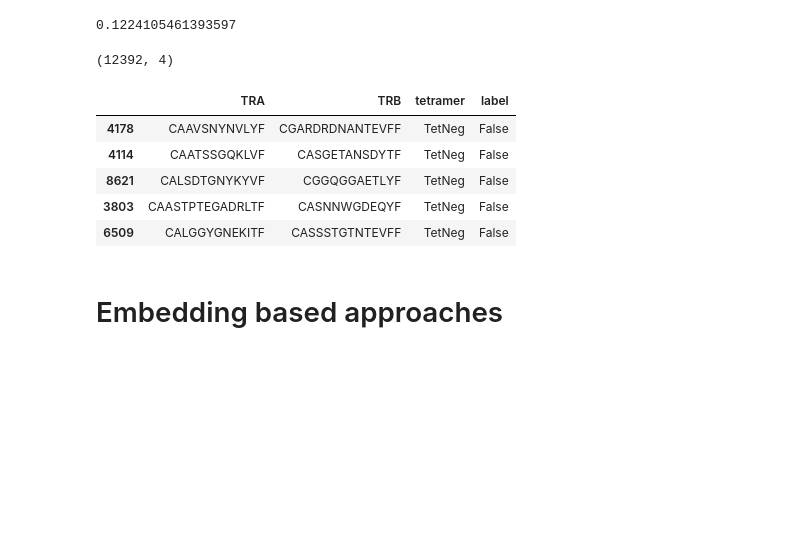
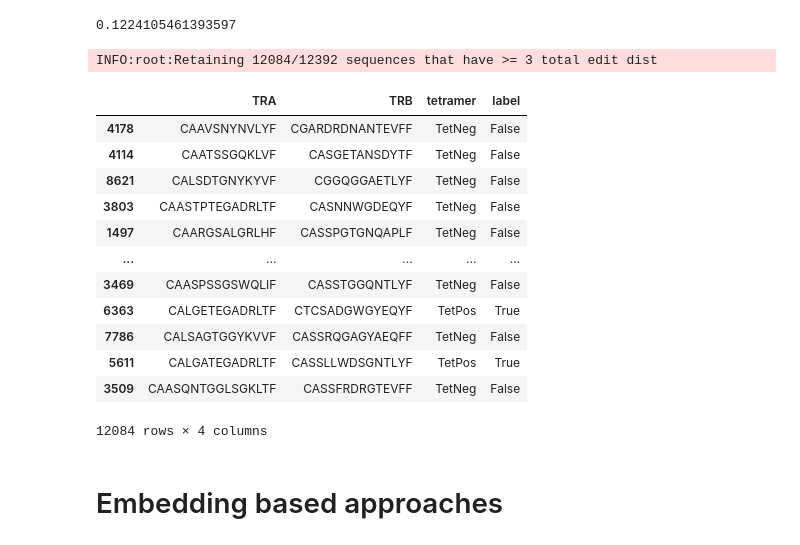
Before and after one commit to wukevin/tcr-bert, a Jupyter notebook: jupyter/lcmv_test_set_comparison.ipynb, the cells around one changed output. Cells and saved outputs as stored; diff of their text form; code cells hidden in the pictures; blank space fills up the shorter version.

```diff
--- a/jupyter/lcmv_test_set_comparison.ipynb
+++ b/jupyter/lcmv_test_set_comparison.ipynb
@@ -98,33 +98,41 @@ np.mean(lcmv_test_labels)
 0.1224105461393597
 # %%
 # Define the training set and remove elements too similar to test set
+importlib.reload(dl)
 
-def remove_similar_train_df(train_df, test_df, min_dist:int=2) -> pd.DataFrame:
+def remove_similar_train_df(train_df, test_df, min_dist:int = 3) -> pd.DataFrame:
     """
     Return a deduped version of the training df based on edit distance to any sequence
     pair in the test df
     """
-    train_a_dists = dl.min_dist_train_test_seqs(train_df['TRA'], test_df['TRA'])
-    train_b_dists = dl.min_dist_train_test_seqs(train_df['TRB'], test_df['TRB'])
-    accept_idx = np.where((train_a_dists + train_b_dists) >= min_dist)
+    dists = dl.min_dist_train_test_pairs(
+        list(zip(train_df['TRA'], train_df['TRB'])),
+        list(zip(test_df['TRA'], test_df['TRB'])),
+    )
+    accept_idx = np.where(dists >= min_dist)[0]
+    logging.info(f"Retaining {len(accept_idx)}/{len(train_df)} sequences that have >= {min_dist} total edit dist")
     return train_df.iloc[accept_idx]
 
 
 lcmv_train = dl.split_arr(lcmv_dedup, 'train')
 if FILT_EDIT_DIST:
     lcmv_train = remove_similar_train_df(lcmv_train, lcmv_test)
-lcmv_train.shape
+lcmv_train
 # %% [output]
-(12392, 4)
+INFO:root:Retaining 12084/12392 sequences that have >= 3 total edit dist
+|  | TRA | TRB | tetramer | label |
+| 4178 | CAAVSNYNVLYF | CGARDRDNANTEVFF | TetNeg | False |
+| 4114 | CAATSSGQKLVF | CASGETANSDYTF | TetNeg | False |
+| 8621 | CALSDTGNYKYVF | CGGQGGAETLYF | TetNeg | False |
+| 3803 | CAASTPTEGADRLTF | CASNNWGDEQYF | TetNeg | False |
+| 1497 | CAARGSALGRLHF | CASSPGTGNQAPLF | TetNeg | False |
+| ... | ... | ... | ... | ... |
+| 3469 | CAASPSSGSWQLIF | CASSTGGQNTLYF | TetNeg | False |
+| 6363 | CALGETEGADRLTF | CTCSADGWGYEQYF | TetPos | True |
+| 7786 | CALSAGTGGYKVVF | CASSRQGAGYAEQFF | TetNeg | False |
+| 5611 | CALGATEGADRLTF | CASSLLWDSGNTLYF | TetPos | True |
+| 3509 | CAASQNTGGLSGKLTF | CASSFRDRGTEVFF | TetNeg | False |
+12084 rows × 4 columns
-# %%
-lcmv_train.head()
-# %% [output]
-|  | TRA | TRB | tetramer | label |
-| 4178 | CAAVSNYNVLYF | CGARDRDNANTEVFF | TetNeg | False |
-| 4114 | CAATSSGQKLVF | CASGETANSDYTF | TetNeg | False |
-| 8621 | CALSDTGNYKYVF | CGGQGGAETLYF | TetNeg | False |
-| 3803 | CAASTPTEGADRLTF | CASNNWGDEQYF | TetNeg | False |
-| 6509 | CALGGYGNEKITF | CASSSTGTNTEVFF | TetNeg | False |
 # %% [markdown]
 # Embedding based approaches
 # %%
```
Also changed, not shown: parts of 8 cells of this notebook, 6 other files.
